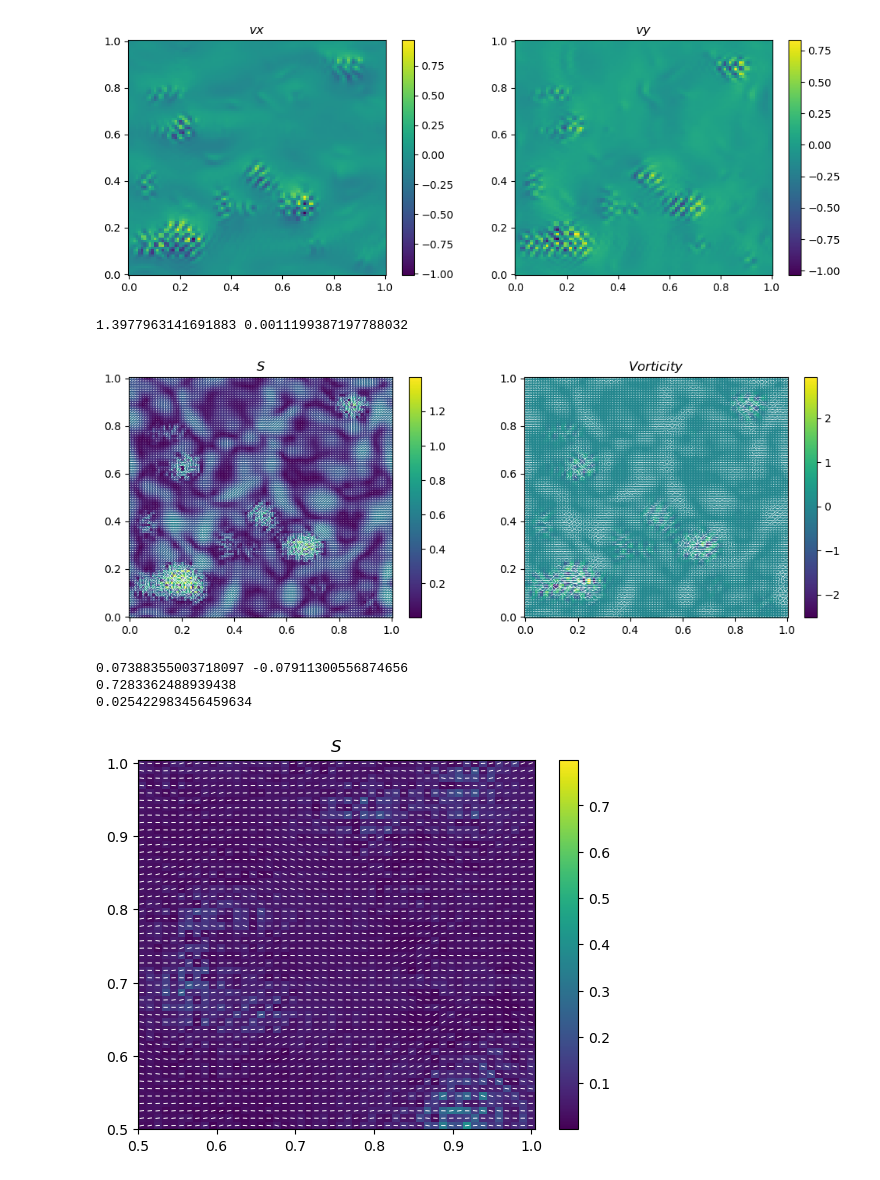
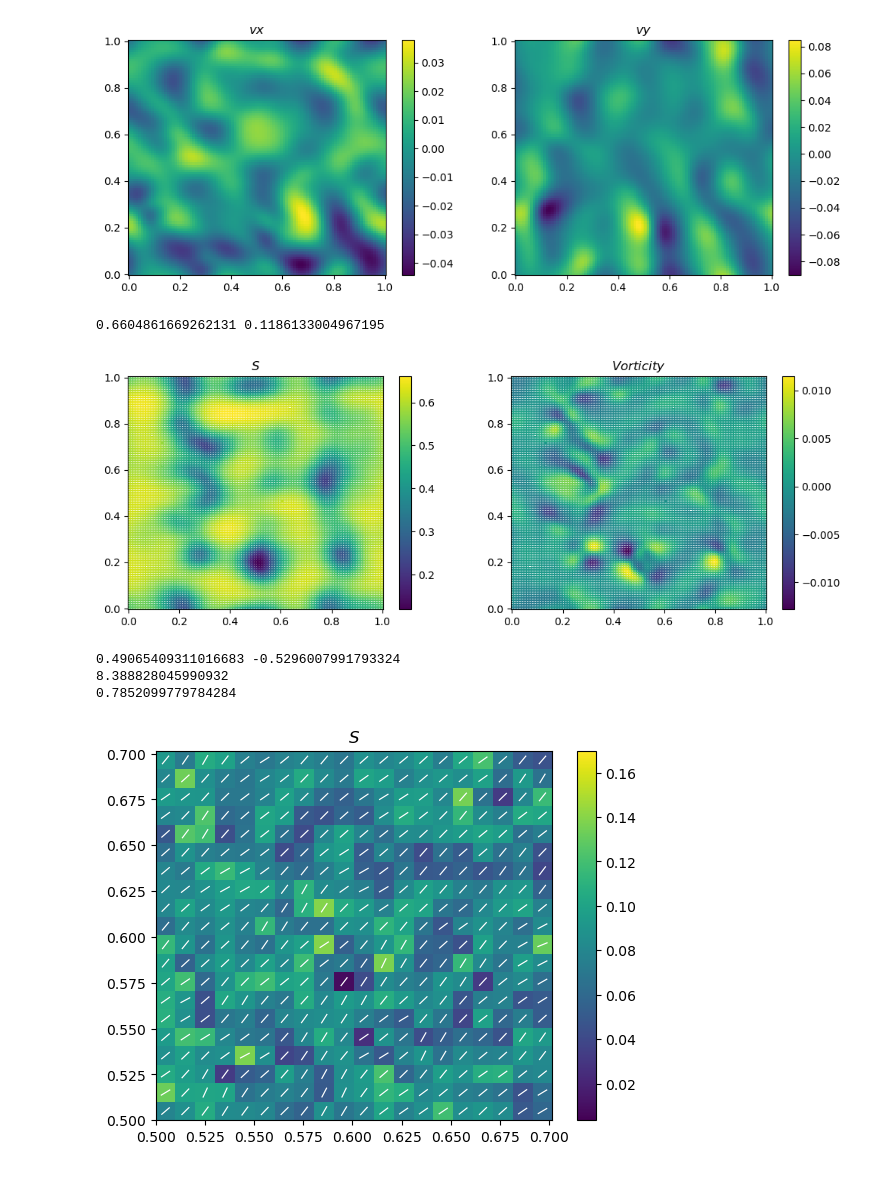
Before and after one commit to toshi-physics/myPSS, a Jupyter notebook: analysis/model_Q_v_rho/display_model_Q_v_rho.ipynb, the cells around one changed output. Saved outputs shown, nothing was run; the diff lists cells and outputs as text; code cells hidden in the pictures.

```diff
--- a/analysis/model_Q_v_rho/display_model_Q_v_rho.ipynb
+++ b/analysis/model_Q_v_rho/display_model_Q_v_rho.ipynb
@@ -5,11 +6,11 @@ import json, os
 # %%
 run = 3
 Gamma0 = 5.00
-rhoseed = 3.3 #0.9#0.16
-Pii     = 0.15
+rhoseed = 2.0 #0.9#0.16
+Pii     = 0.1
 
 lp = 1
-lq = 1
+lq = 0.1
 ld = 2
 lc = 5
 
@@ -89,5 +90,5 @@ ax[1,1].scatter(times, stdtheta); ax[1,1].set_xlabel(r'$time/\tau_g$'); ax[1,1].
 # %%
-n=70
+n=400
 vx = np.loadtxt(datadir+'vx.csv.{:d}'.format(n), delimiter=',')
 vy = np.loadtxt(datadir+'vy.csv.{:d}'.format(n), delimiter=',')
 
@@ -101,13 +102,13 @@ ax[0].set_title(r"$ vx $")
 ax[1].set_title(r"$ vy $")
 plt.show()
 # %% [output]
-[figure, old version]
+[figure, new version]
 # %%
 fig, ax=plt.subplots(figsize=(12,4),ncols=2)
 #colors = ['#c1272d', '#eecc16','#008176','#0000a7']
 #cmap1 = LinearSegmentedColormap.from_list("mycmap", colors)
 
-n=90
+n=420
 
 
 Qxx = np.loadtxt(datadir+'Qxx.csv.{:d}'.format(n), delimiter=',')
@@ -121,7 +122,7 @@ Sny    = S*np.sin(theta)
 print(np.max(S), np.min(S))
 
 plot1 = [ax[0].pcolormesh(xv, yv, S, cmap='viridis', vmin=np.min(S), vmax=np.max(S)), ax[0].quiver(xv,yv,Snx,Sny, color='w', pivot='middle', headlength=0, headaxislength=0)]
-plot2 = [ax[1].pcolormesh(xv, yv, curldivQ, cmap='viridis', vmin=np.min(curldivQ), vmax=np.max(curldivQ)), ax[1].quiver(xv,yv,S*nx,S*ny, color='w', pivot='middle', headlength=0, headaxislength=0)]
+plot2 = [ax[1].pcolormesh(xv, yv, curldivQ, cmap='viridis', vmin=np.min(curldivQ), vmax=np.max(curldivQ)), ax[1].quiver(xv,yv,Snx,Sny, color='w', pivot='middle', headlength=0, headaxislength=0)]
 
 fig.colorbar(plot1[0], ax=ax[0])
 fig.colorbar(plot2[0], ax=ax[1])
@@ -129,48 +130,48 @@ ax[0].set_title(r"$ S $")
 ax[1].set_title(r"$ Vorticity $")
 plt.show()
 # %% [output]
-1.3977963141691883 0.0011199387197788032
+0.6604861669262131 0.1186133004967195
-[figure, old version]
+[figure, new version]
 # %%
 fig, ax=plt.subplots()
 #colors = ['#c1272d', '#eecc16','#008176','#0000a7']
 #cmap1 = LinearSegmentedColormap.from_list("mycmap", colors)
 
-n=210
+n=0
 
 charge = np.loadtxt(datadir+'curldivQ.csv.{:d}'.format(n), delimiter=',')
 Qxx = np.loadtxt(datadir+'Qxx.csv.{:d}'.format(n), delimiter=',')
 Qxy = np.loadtxt(datadir+'Qxy.csv.{:d}'.format(n), delimiter=',')
 S = np.sqrt(Qxx**2+Qxy**2)
 theta = np.arctan2(Qxy, Qxx)/2
 nx    = np.cos(theta)
 ny    = np.sin(theta)
 
 print(np.max(charge), np.min(charge))
 
 p_factor = 1
 pcharge = pixelate(2*charge/S, p_factor)
 print(np.max(pcharge))
 p_half_defects = np.where((pcharge)>0.2)
 m_half_defects = np.where((-pcharge)>0.2)
 #print(p_half_defects, m_half_defects)
 
 pnx = np.cos(pixelate(theta, p_factor))
 pny = np.sin(pixelate(theta, p_factor))
 print(np.mean(theta))
 
-ix, fx, iy, fy = 50, 100, 50, 100
+ix, fx, iy, fy = 50, 70, 50, 70
 ctrf = [ax.pcolormesh(xv[ix:fx, iy:fy], yv[ix:fx, iy:fy], (S)[ix:fx, iy:fy], cmap='viridis', vmin=np.min(S), vmax=np.max(S))]
 ax.quiver(xv[ix:fx:p_factor, iy:fy:p_factor],yv[ix:fx:p_factor, iy:fy:p_factor], pnx[ix:fx:p_factor, iy:fy:p_factor], pny[ix:fx:p_factor, iy:fy:p_factor], color='w', pivot='middle', headlength=0, headaxislength=0)
 #ax.scatter(p_half_defects[1]/mx, p_half_defects[0]/my, color='pink')
 #ax.scatter(m_half_defects[1]/mx, m_half_defects[0]/my, color='red')
 #ctrf = [ax.pcolormesh(xv, yv, rho[i], cmap=cmap1, vmin=np.min(rho), vmax=np.max(rho)), ax.quiver(xv,yv,nx[i],ny[i], color='w', headlength=0, headaxislength=0, width=0.006, pivot='middle')]
 #ctrf = [ax.pcolormesh(xv, yv, rho[i]*v[i,:,:,1])]
 plt.colorbar(ctrf[0])
 plt.title(r"$ S $")
 plt.show()
 # %% [output]
-0.07388355003718097 -0.07911300556874656
-0.7283362488939438
-0.025422983456459634
+0.49065409311016683 -0.5296007991793324
+8.388828045990932
+0.7852099779784284
-[figure, old version]
+[figure, new version]
```
Also changed, not shown: parts of 4 cells of this notebook, 1 other file.
